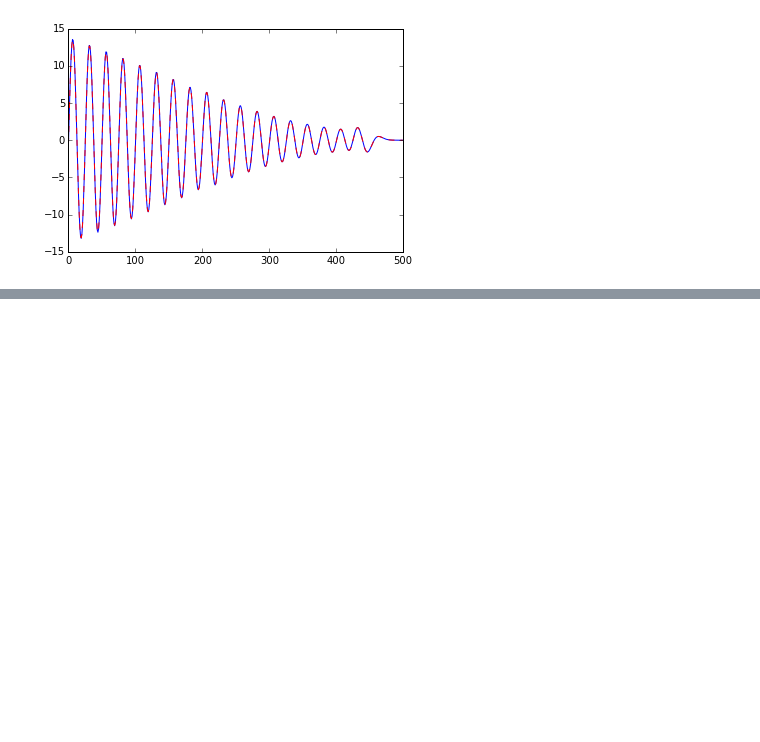
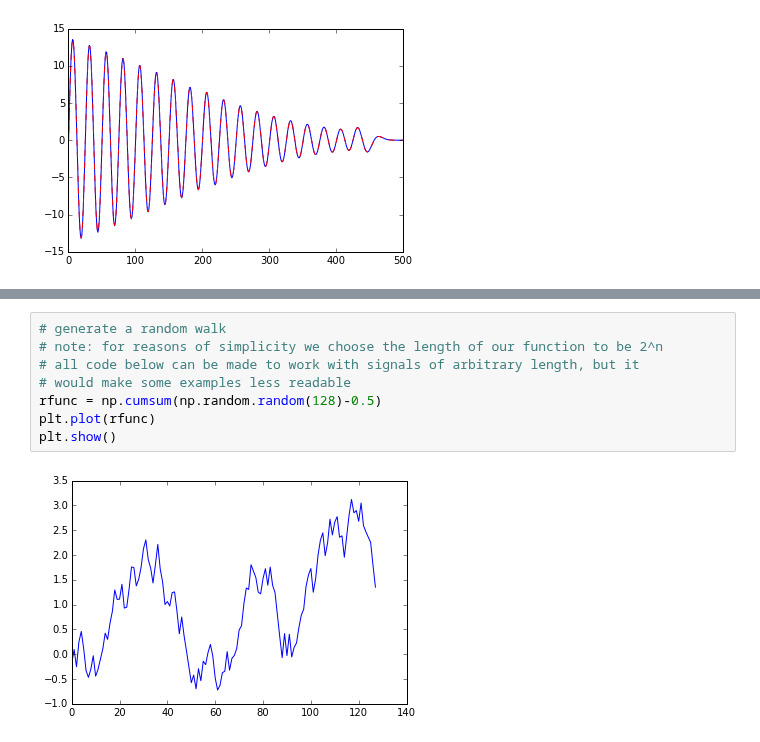
Before and after one commit to CSchoel/learn-wavelets, a Jupyter notebook: wavelet-introduction.ipynb, the cells around one changed output, grey strips where cells are left out. Cells and saved outputs as stored; diff of their text form; blank space fills up the shorter version.

```diff
--- a/wavelet-introduction.ipynb
+++ b/wavelet-introduction.ipynb
@@ -455,3 +462,13 @@ The term $L^2(\mathbb{R})$ is a shorthand for the set of functions $f: \mathbb{R
 TODO: How do we construct $\psi_{m,n}$ that constitute an orthonormal basis?
 We need a scaling function $\phi$, but this scaling function seems only to be needed for the proof?
 The DWT using this "orthonormal bases" approach probably successively splits the signal in "approximation" and "detail"?
+# %%
+# generate a random walk
+# note: for reasons of simplicity we choose the length of our function to be 2^n
+# all code below can be made to work with signals of arbitrary length, but it
+# would make some examples less readable
+rfunc = np.cumsum(np.random.random(128)-0.5)
+plt.plot(rfunc)
+plt.show()
+# %% [output]
+[figure, added]
```
Also changed, not shown: parts of 15 cells of this notebook.
